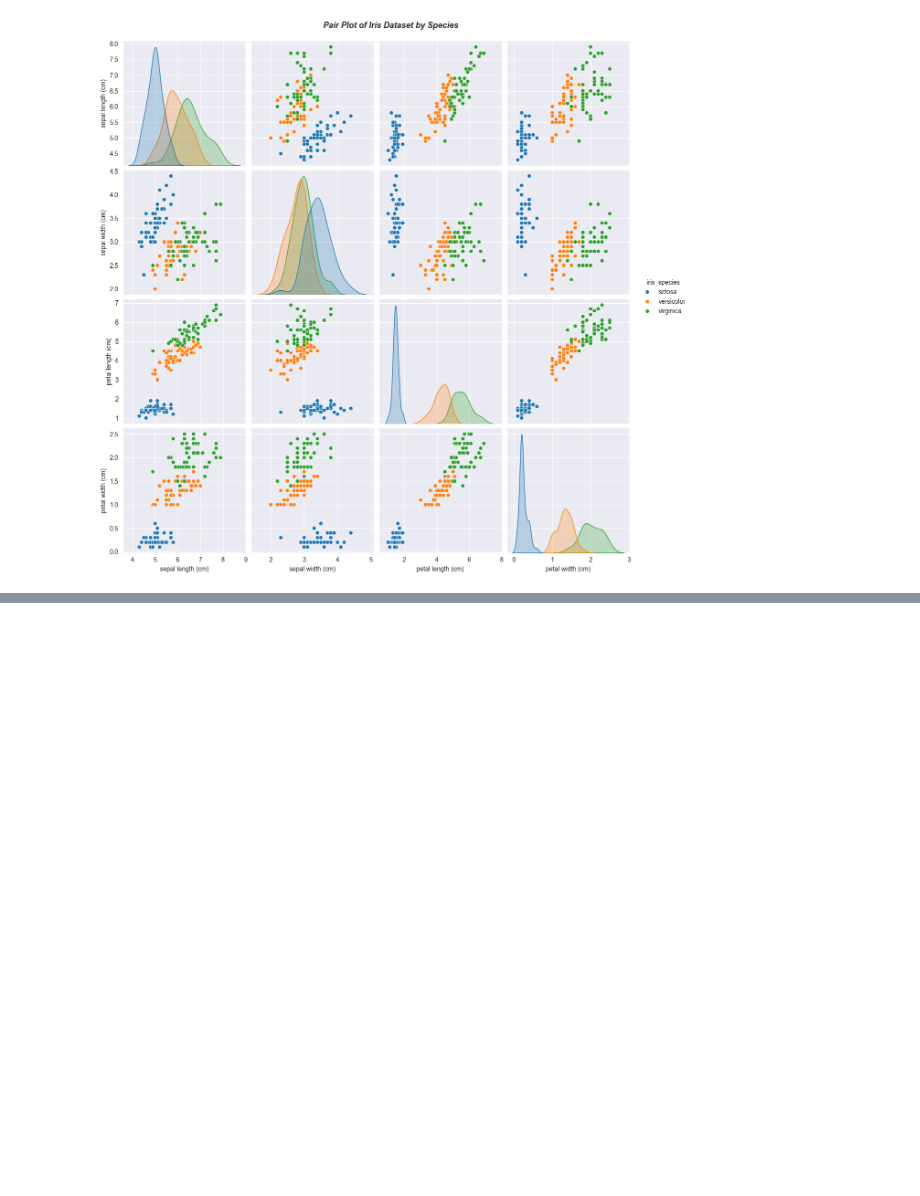
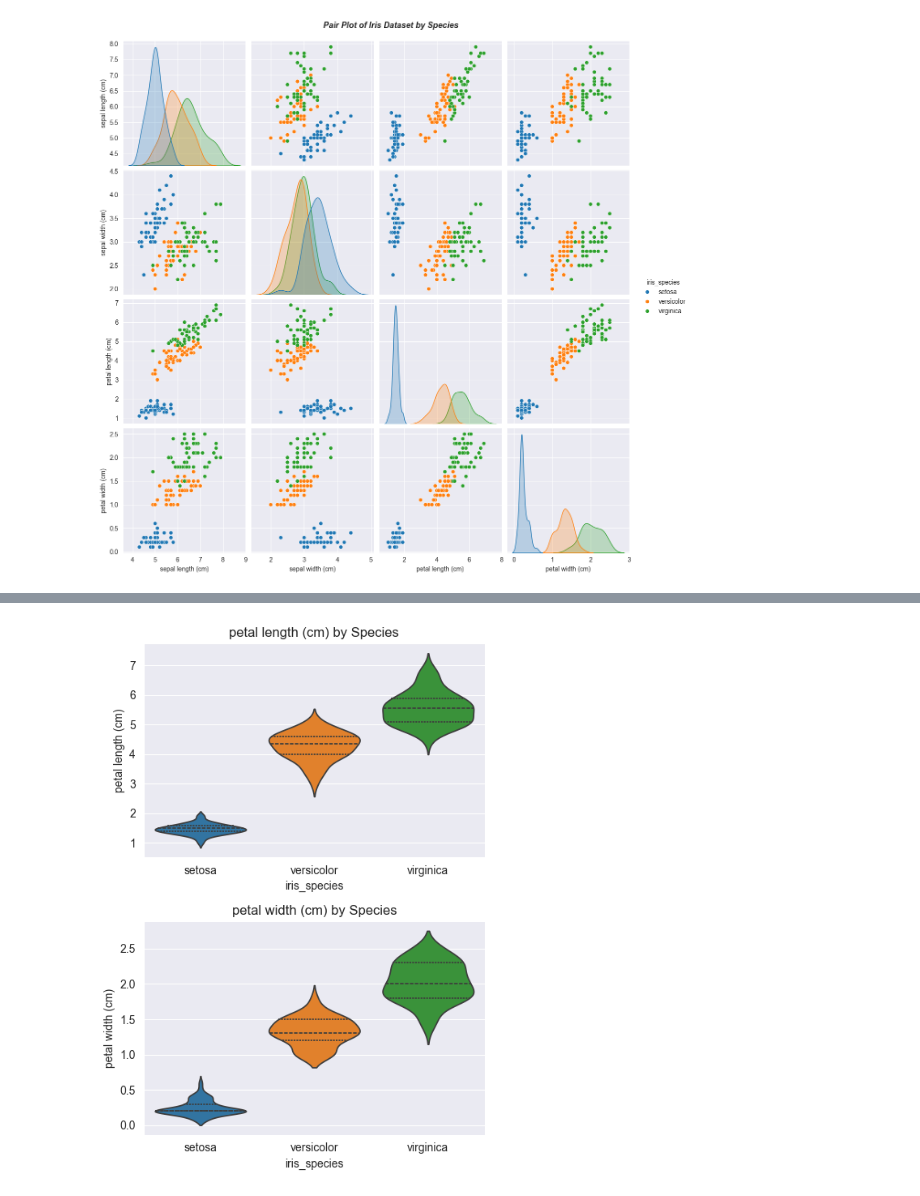
Before and after one commit to BhavyaBhargava/CodeClauseInternship_IrisDatasetEDA, a Jupyter notebook: analysis.ipynb, the cells around one changed output, grey strips where cells are left out. Drawn from its saved outputs; the diff is of its cells as text; code cells hidden in the pictures; blank space fills up the shorter version.

```diff
--- a/analysis.ipynb
+++ b/analysis.ipynb
@@ -250,0 +258,22 @@ Observations from above leave us with the following conclusions:
+# %%
+# Violin plots for the two distinguishing features
+features = iris_df.columns[2:4]
+
+# Create subplots dynamically based on the number of features
+fig, axes = plt.subplots(len(features), 1, figsize=(5, 7))
+
+for i, feature in enumerate(features):
+    sns.violinplot(
+        y=iris_df[feature],
+        x=iris_df["iris_species"],
+        orient='v',
+        hue = iris_df["iris_species"],
+        ax=axes[i],
+        inner='quartile'
+    )
+    axes[i].set_title(f"{feature} by Species")  # Dynamically set the title
+
+plt.tight_layout()  # Adjust layout to prevent overlap
+plt.show()
+# %% [output]
+[figure, added]
```
Also changed, not shown: parts of 4 cells of this notebook.
